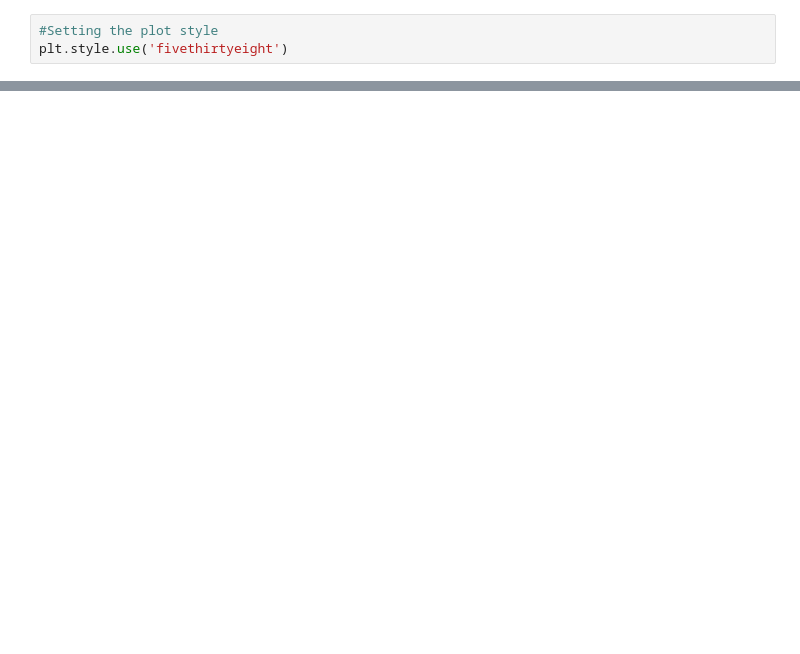
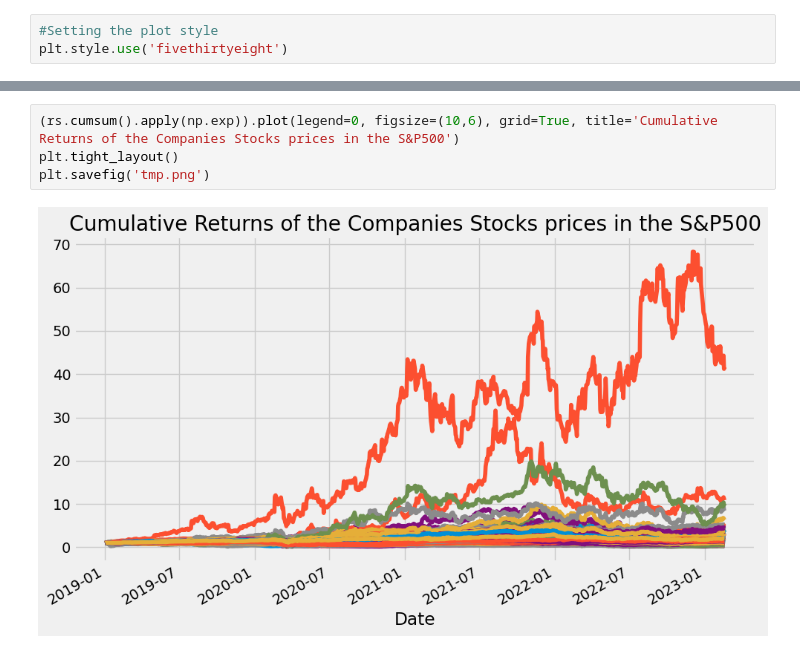
Before and after one commit to amaboh/Machine_learning_in_finance, a Jupyter notebook: Untitled Folder/PCA_for_stock_price_pediction.ipynb, the cells around one changed output, grey strips where cells are left out. Saved outputs shown, nothing was run; the diff lists cells and outputs as text; blank space fills up the shorter version.

```diff
--- a/Untitled Folder/PCA_for_stock_price_pediction.ipynb
+++ b/Untitled Folder/PCA_for_stock_price_pediction.ipynb
@@ -41,0 +46,6 @@ plt.savefig('tmp.png')
+# %%
+(rs.cumsum().apply(np.exp)).plot(legend=0, figsize=(10,6), grid=True, title='Cumulative Returns of the Companies Stocks prices in the S&P500')
+plt.tight_layout()
+plt.savefig('tmp.png')
+# %% [output]
+[figure, added]
```
Also changed, not shown: parts of 6 cells of this notebook, 1 other file.
